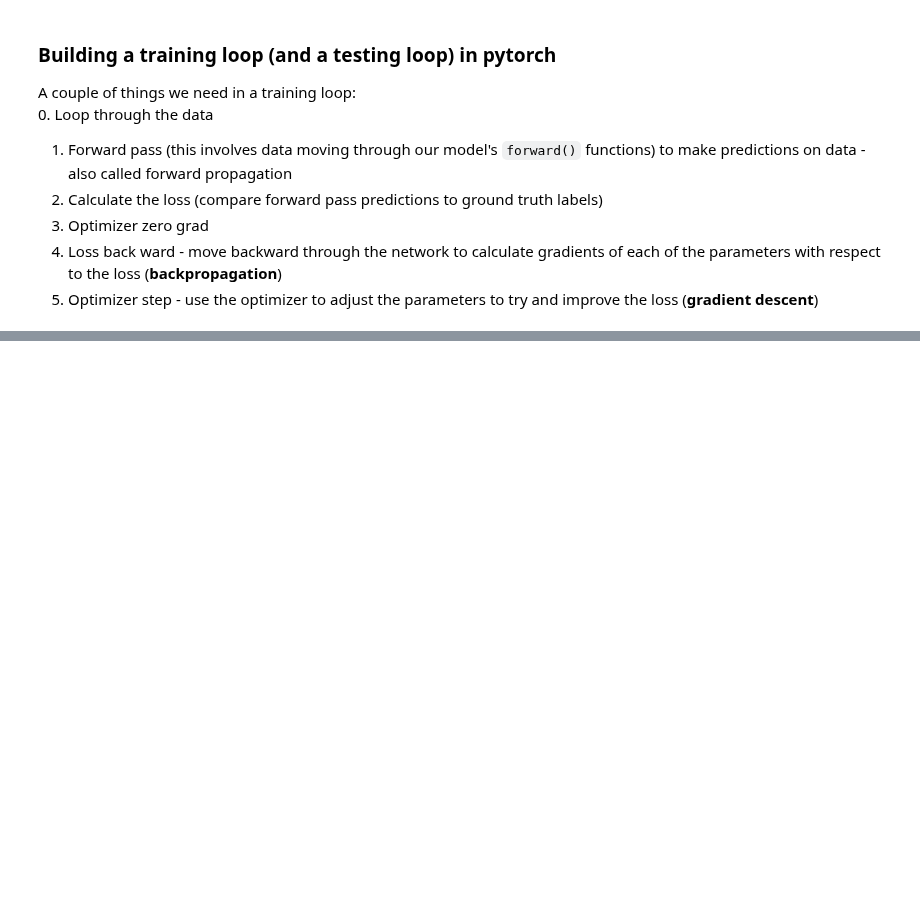
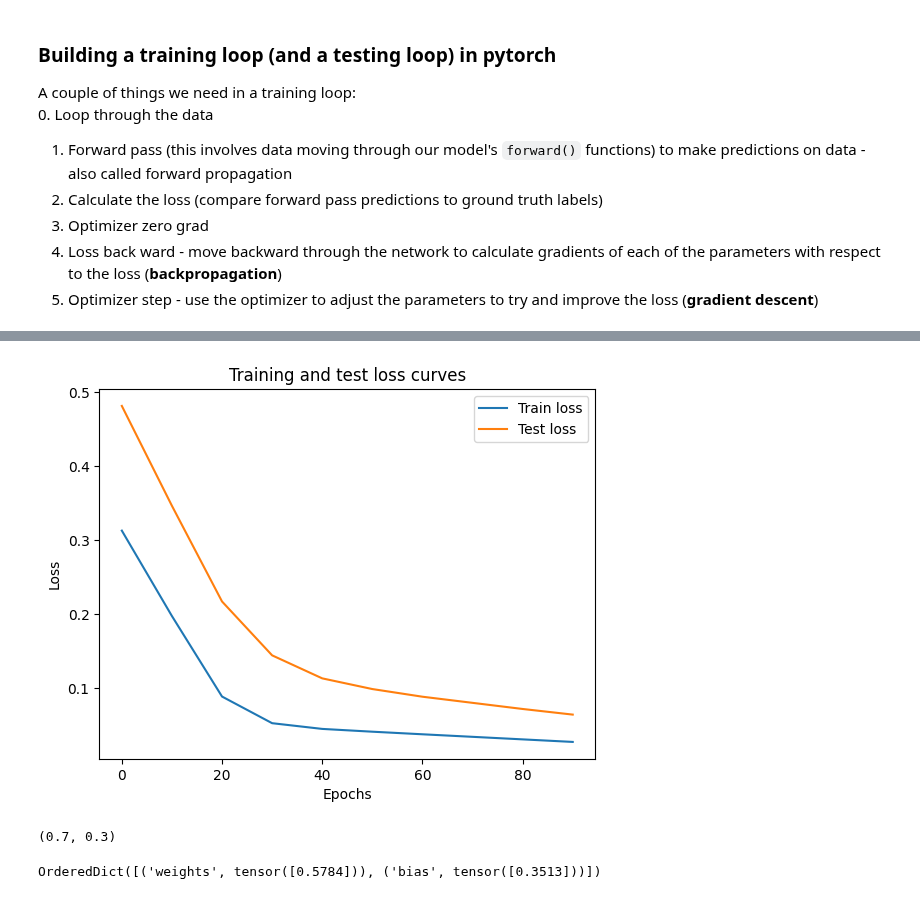
Before and after one commit to RCPawn/pytorch-full-course, a Jupyter notebook: 01_pytorch_workflow_video.ipynb, the cells around one changed output, grey strips where cells are left out. Saved outputs shown, nothing was run; the diff lists cells and outputs as text; code cells hidden in the pictures; blank space fills up the shorter version.

Commit message:
Writing testing loop code

```diff
--- a/01_pytorch_workflow_video.ipynb
+++ b/01_pytorch_workflow_video.ipynb
@@ -304,7 +305,12 @@ A couple of things we need in a training loop:
 5. Optimizer step - use the optimizer to adjust the parameters to try and improve the loss (**gradient descent**)
 # %%
 # An epoch is one loop through the data
-epochs = 10
+epochs = 100
+
+# Track different values
+epochs_count = []
+loss_values = []
+test_loss_values = []
 
 # 0. Loop through the data
 for epoch in range(epochs):
@@ -326,7 +332,19 @@ for epoch in range(epochs):
   # 5. Optimizer step
   optimizer.step()
 
-  # model_0.eval()
+  # Testing
+  model_0.eval()
+  with torch.inference_mode():
+    # Do the forward pass
+    test_pred = model_0(X_test)
+    # Caculate the loss
+    test_loss = loss_fn(test_pred, y_test)
 
-  print(f'Epoch {epoch+1}/{epochs}, Loss: {loss.item()}')
+  # print what's happen
+  if epoch % 10 == 0:
+    epochs_count.append(epoch)
+    loss_values.append(loss)
+    test_loss_values.append(test_loss)
+    print(f'Epoch {epoch+1}/{epochs}, Loss: {loss}, Test loss: {test_loss}')
+    # print(model_0.state_dict())
 # %% [output]
@@ -342,0 +377,10 @@ Epoch 10/10, Loss: 0.04503796249628067
+# %%
+# Plot the loss curves （x, y, label）
+plt.plot(epochs_count, np.array(torch.tensor(loss_values).numpy()), label="Train loss")
+plt.plot(epochs_count, test_loss_values, label="Test loss")
+plt.title("Training and test loss curves")
+plt.ylabel("Loss")
+plt.xlabel("Epochs")
+plt.legend();
+# %% [output]
+[figure, added]
@@ -342,0 +390,8 @@ Epoch 10/10, Loss: 0.04503796249628067
+# %%
+weight, bias
+# %% [output]
+(0.7, 0.3)
+# %%
+model_0.state_dict()
+# %% [output]
+OrderedDict([('weights', tensor([0.5784])), ('bias', tensor([0.3513]))])
```
Also changed, not shown: parts of 5 cells of this notebook.
